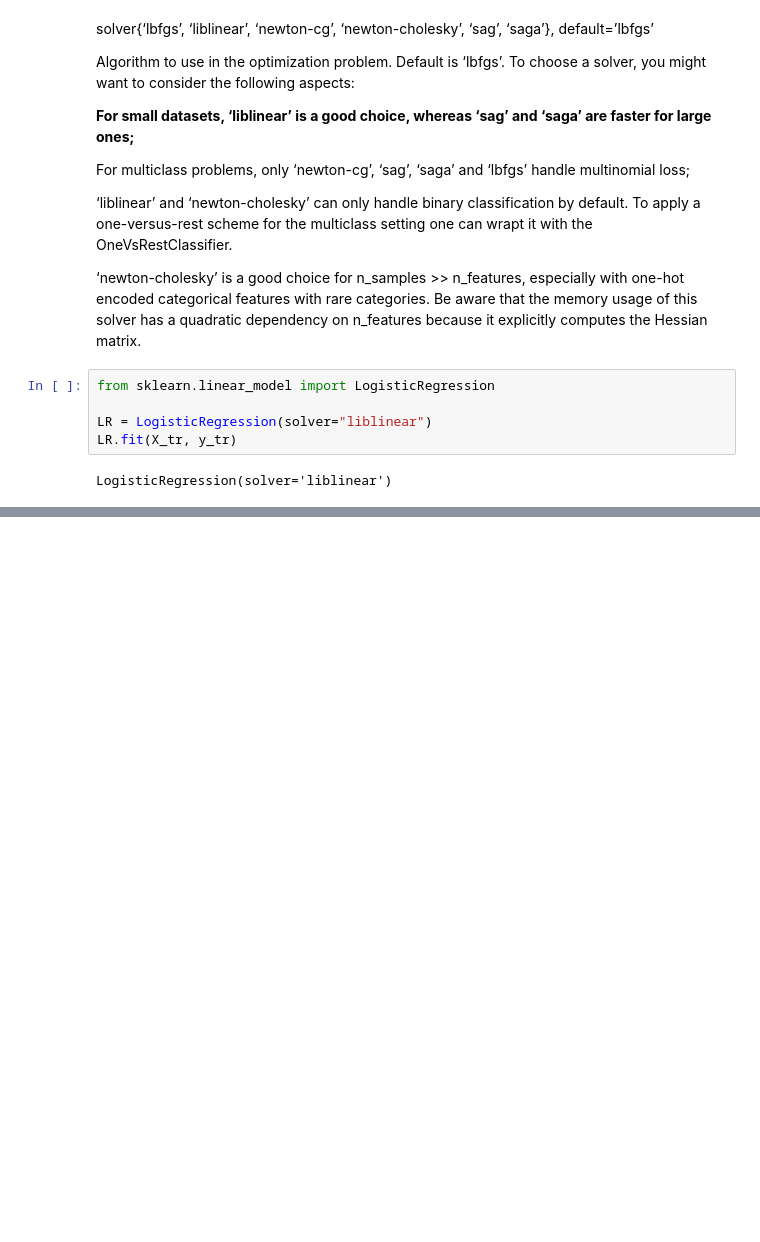
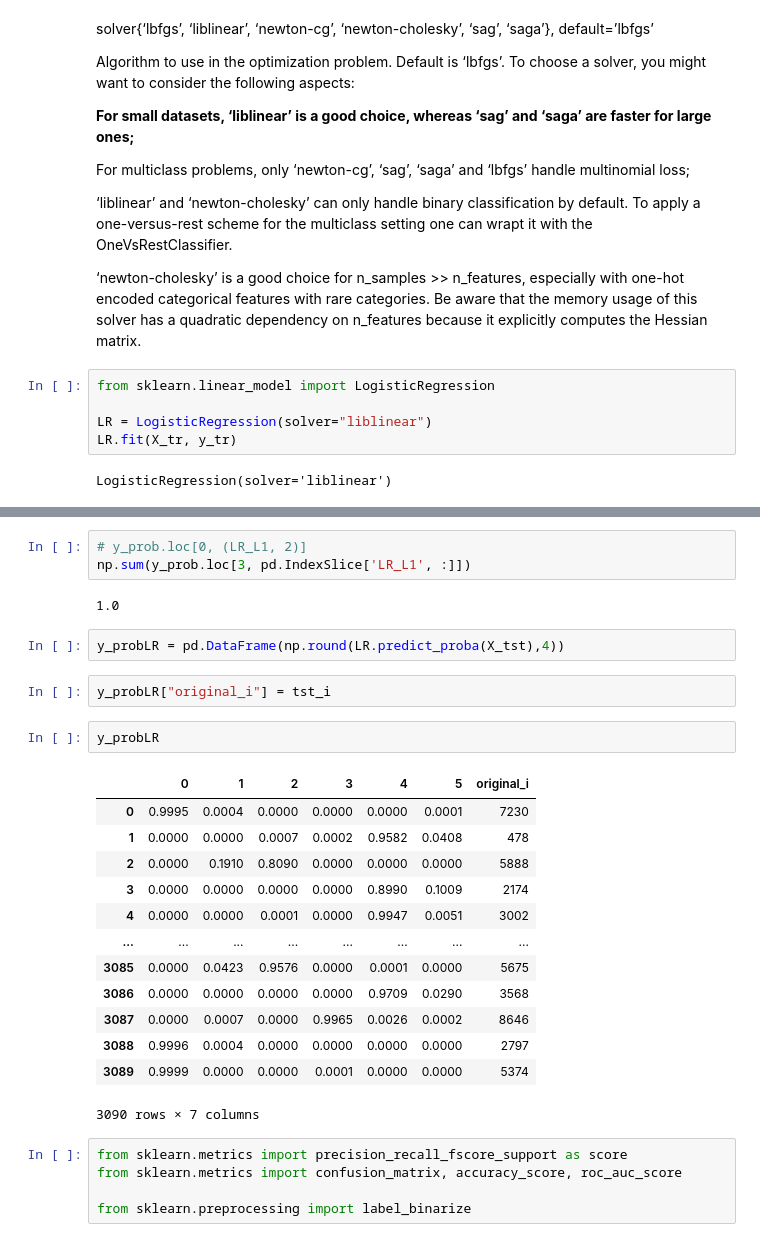
Before and after one commit to MassGH2023/Supervised-Machine-Learning-Classification, a Jupyter notebook: Logistic_regression.ipynb, the cells around one changed output, grey strips where cells are left out. Cells and saved outputs as stored; diff of their text form; blank space fills up the shorter version.

```diff
--- a/Logistic_regression.ipynb
+++ b/Logistic_regression.ipynb
@@ -257,0 +328,30 @@ array([[-0.08774893,  0.0136716 ,  0.04049835, ...,  1.60920935,
+# %%
+# y_prob.loc[0, (LR_L1, 2)]
+np.sum(y_prob.loc[3, pd.IndexSlice['LR_L1', :]])
+# %% [output]
+1.0
+# %%
+y_probLR = pd.DataFrame(np.round(LR.predict_proba(X_tst),4))
+# %%
+y_probLR["original_i"] = tst_i
+# %%
+y_probLR
+# %% [output]
+|  | 0 | 1 | 2 | 3 | 4 | 5 | original_i |
+| 0 | 0.9995 | 0.0004 | 0.0000 | 0.0000 | 0.0000 | 0.0001 | 7230 |
+| 1 | 0.0000 | 0.0000 | 0.0007 | 0.0002 | 0.9582 | 0.0408 | 478 |
+| 2 | 0.0000 | 0.1910 | 0.8090 | 0.0000 | 0.0000 | 0.0000 | 5888 |
+| 3 | 0.0000 | 0.0000 | 0.0000 | 0.0000 | 0.8990 | 0.1009 | 2174 |
+| 4 | 0.0000 | 0.0000 | 0.0001 | 0.0000 | 0.9947 | 0.0051 | 3002 |
+| ... | ... | ... | ... | ... | ... | ... | ... |
+| 3085 | 0.0000 | 0.0423 | 0.9576 | 0.0000 | 0.0001 | 0.0000 | 5675 |
+| 3086 | 0.0000 | 0.0000 | 0.0000 | 0.0000 | 0.9709 | 0.0290 | 3568 |
+| 3087 | 0.0000 | 0.0007 | 0.0000 | 0.9965 | 0.0026 | 0.0002 | 8646 |
+| 3088 | 0.9996 | 0.0004 | 0.0000 | 0.0000 | 0.0000 | 0.0000 | 2797 |
+| 3089 | 0.9999 | 0.0000 | 0.0000 | 0.0001 | 0.0000 | 0.0000 | 5374 |
+3090 rows × 7 columns
+# %%
+from sklearn.metrics import precision_recall_fscore_support as score
+from sklearn.metrics import confusion_matrix, accuracy_score, roc_auc_score
+
+from sklearn.preprocessing import label_binarize
```
Also changed, not shown: parts of 9 cells of this notebook.
